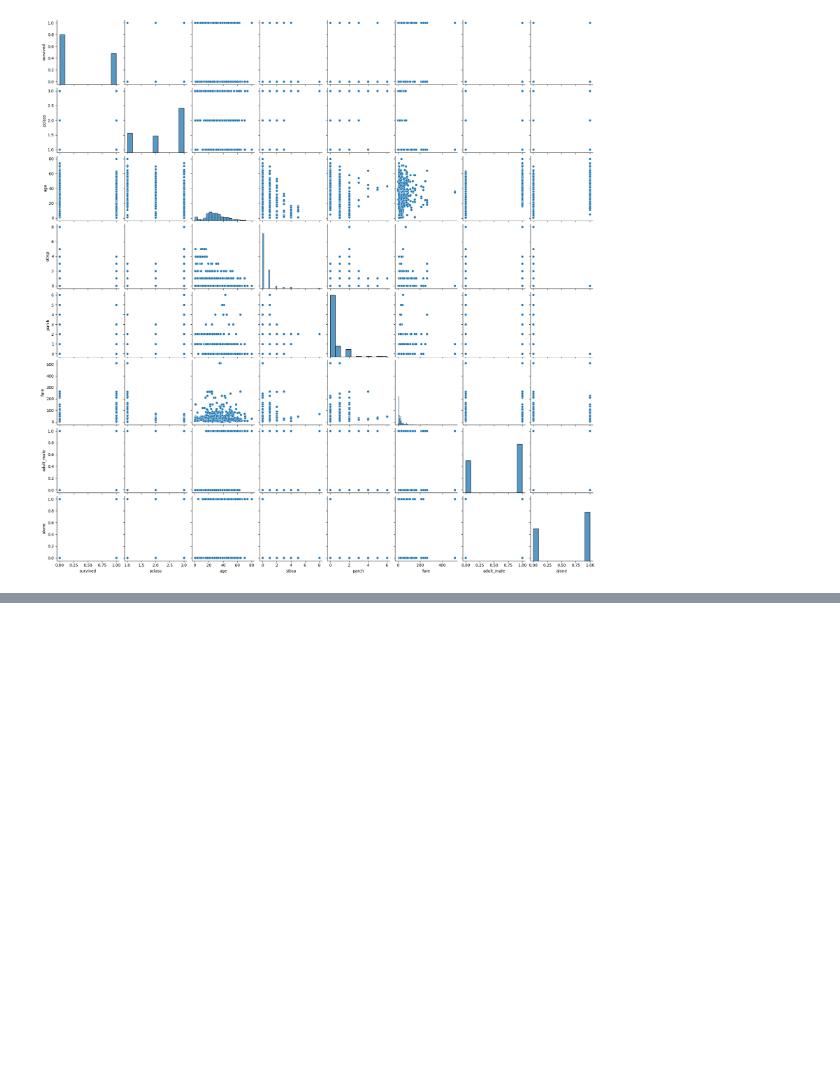
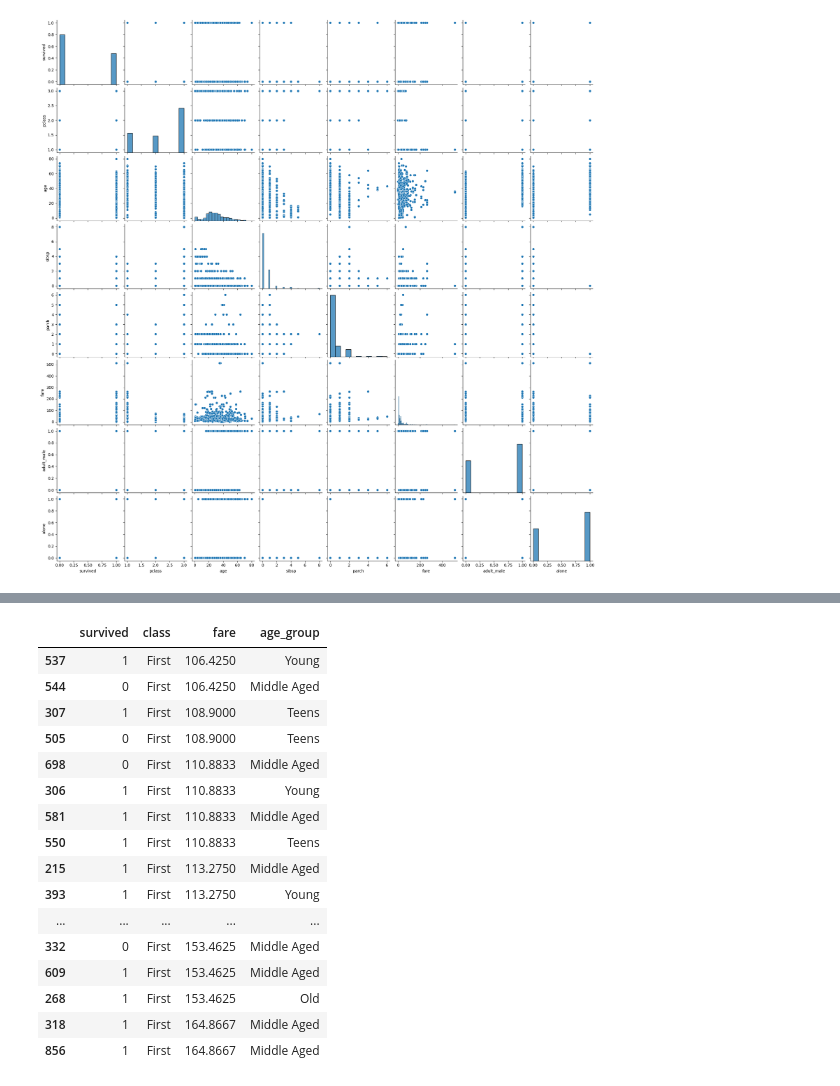
Before and after one commit to NaveedIqbalSandhu/python_data_science, a Jupyter notebook: 02_pandas .ipynb, the cells around one changed output, grey strips where cells are left out. Saved outputs shown, nothing was run; the diff lists cells and outputs as text; code cells hidden in the pictures; blank space fills up the shorter version.

```diff
--- a/02_pandas .ipynb
+++ b/02_pandas .ipynb
@@ -219,0 +361,4 @@ sns.pairplot(df)
+# %%
+bins=[0,1,5,12,18,30,50,80]
+labels=['Infants','Toddlers','Kids','Teens','Young','Middle Aged','Old']
+df['binned_age']= pd.cut(df['age'], bins=bins,labels=labels)
@@ -219,0 +384,2 @@ sns.pairplot(df)
+# %%
+df.rename(columns={'binned_age':'age_group'},inplace=True)
@@ -219,0 +393,2 @@ sns.pairplot(df)
+# %%
+df_01=df[['survived','class','fare','age_group']]
@@ -219,0 +518,22 @@ sns.pairplot(df)
+# %%
+df_middlefare=df_01[(df_01['fare']>100) &  (df_01['fare']<200)]
+# %%
+df_middlefare.sort_values(by='fare')
+# %% [output]
+|  | survived | class | fare | age_group |
+| 537 | 1 | First | 106.4250 | Young |
+| 544 | 0 | First | 106.4250 | Middle Aged |
+| 307 | 1 | First | 108.9000 | Teens |
+| 505 | 0 | First | 108.9000 | Teens |
+| 698 | 0 | First | 110.8833 | Middle Aged |
+| 306 | 1 | First | 110.8833 | Young |
+| 581 | 1 | First | 110.8833 | Middle Aged |
+| 550 | 1 | First | 110.8833 | Teens |
+| 215 | 1 | First | 113.2750 | Middle Aged |
+| 393 | 1 | First | 113.2750 | Young |
+| ... | ... | ... | ... | ... |
+| 332 | 0 | First | 153.4625 | Middle Aged |
+| 609 | 1 | First | 153.4625 | Middle Aged |
+| 268 | 1 | First | 153.4625 | Old |
+| 318 | 1 | First | 164.8667 | Middle Aged |
+| 856 | 1 | First | 164.8667 | Middle Aged |
```
Also changed, not shown: parts of 34 cells of this notebook, 22 other files.
